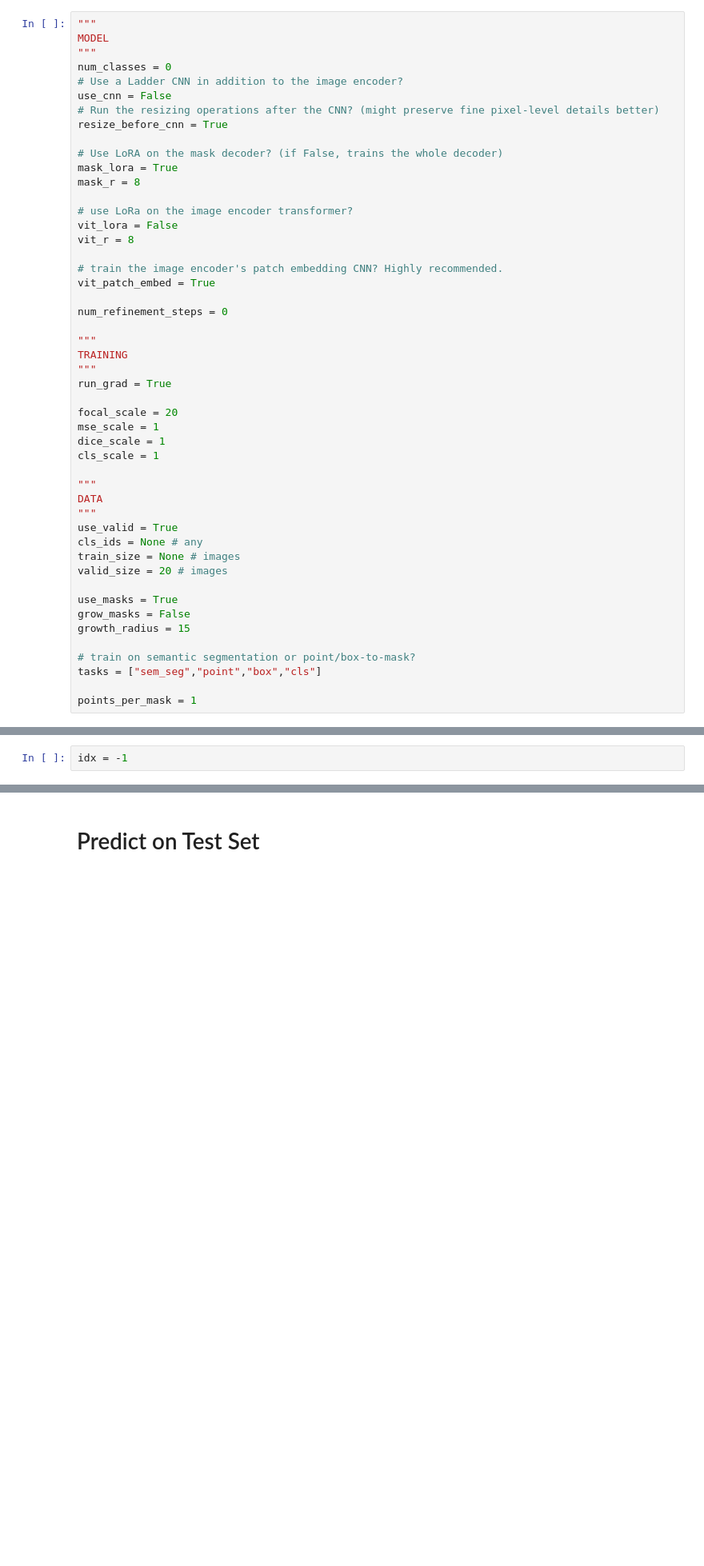
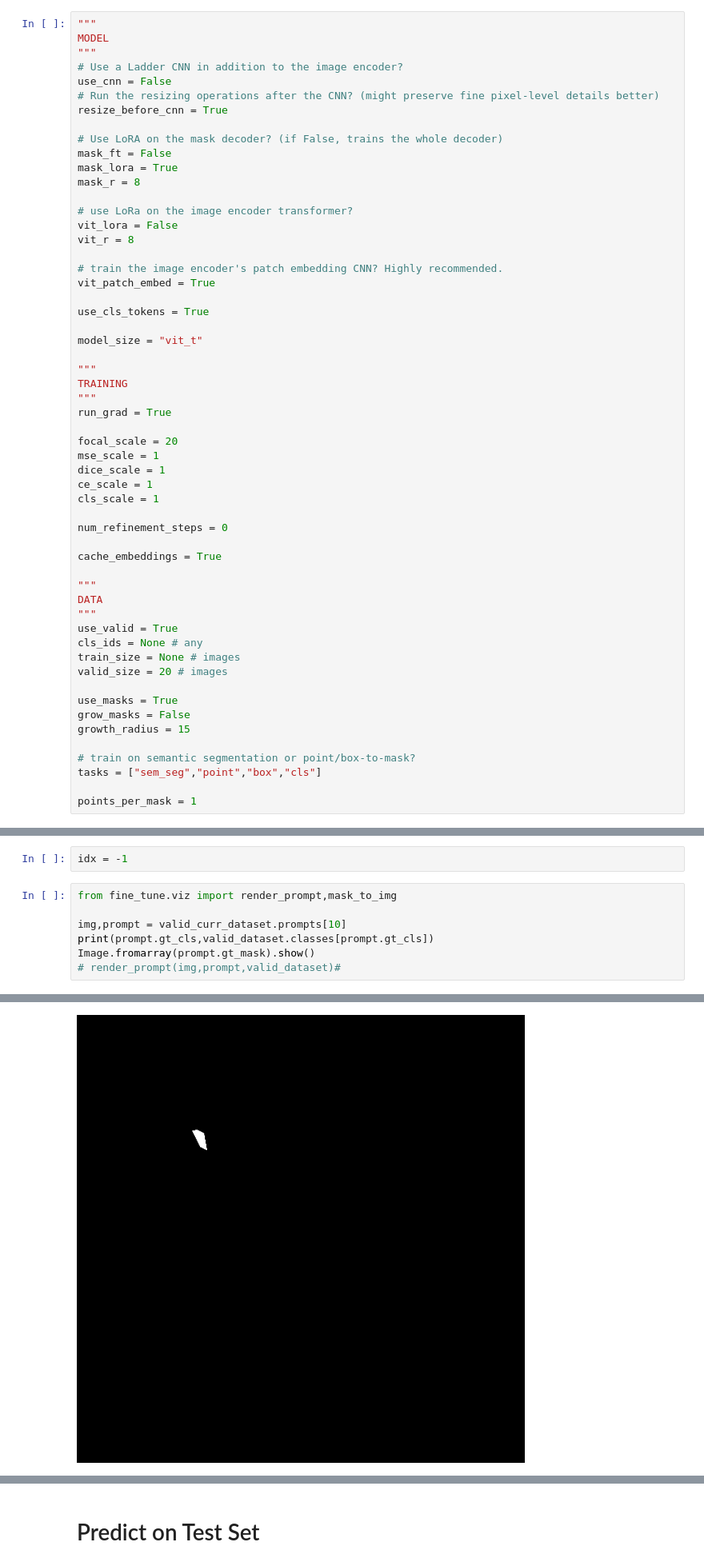
Before and after one commit to andrew-healey/sam-fine-tuning, a Jupyter notebook: ft-train.test.ipynb, the cells around one changed output, grey strips where cells are left out. Shown at 80% size. Drawn from its saved outputs; the diff is of its cells as text; blank space fills up the shorter version.

```diff
--- a/ft-train.test.ipynb
+++ b/ft-train.test.ipynb
@@ -5,13 +5,13 @@
 """
 MODEL
 """
-num_classes = 0
 # Use a Ladder CNN in addition to the image encoder?
 use_cnn = False
 # Run the resizing operations after the CNN? (might preserve fine pixel-level details better)
 resize_before_cnn = True
 
 # Use LoRA on the mask decoder? (if False, trains the whole decoder)
+mask_ft = False
 mask_lora = True
 mask_r = 8
 
@@ -22,7 +22,9 @@ vit_r = 8
 # train the image encoder's patch embedding CNN? Highly recommended.
 vit_patch_embed = True
 
-num_refinement_steps = 0
+use_cls_tokens = True
+
+model_size = "vit_t"
 
 """
 TRAINING
@@ -32,7 +34,12 @@ run_grad = True
 focal_scale = 20
 mse_scale = 1
 dice_scale = 1
+ce_scale = 1
 cls_scale = 1
+
+num_refinement_steps = 0
+
+cache_embeddings = True
 
 """
 DATA
@@ -572,3 +637,11 @@ test_dataset = load_dir_as_dataset("datasets/own-plate-test")
 test_curr_dataset = prep_datasets(test_dataset)
 # %%
 idx = -1
+# %%
+from fine_tune.viz import render_prompt,mask_to_img
+
+img,prompt = valid_curr_dataset.prompts[10]
+print(prompt.gt_cls,valid_dataset.classes[prompt.gt_cls])
+Image.fromarray(prompt.gt_mask).show()
+# render_prompt(img,prompt,valid_dataset)#
+# %% [output]
@@ -575,3 +649,4 @@ idx = -1
+[figure, added]
 # %%
 from random import randint
 
```
Also changed, not shown: parts of 16 cells of this notebook, 9 other files.
